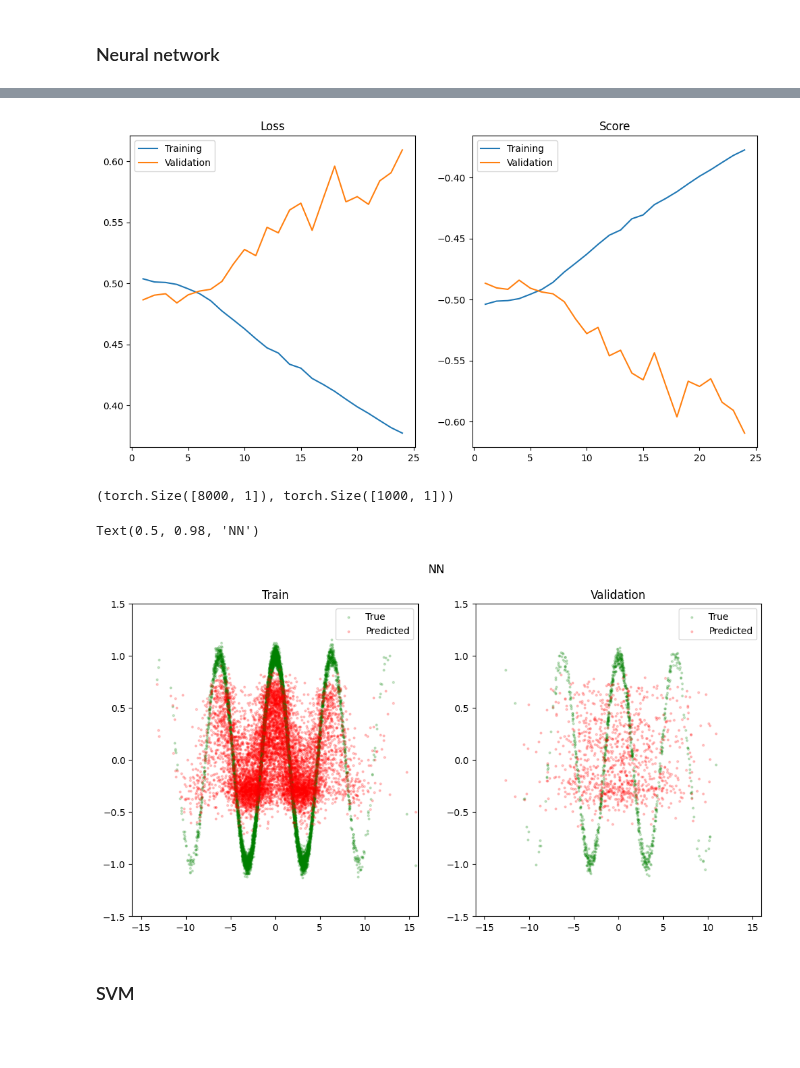
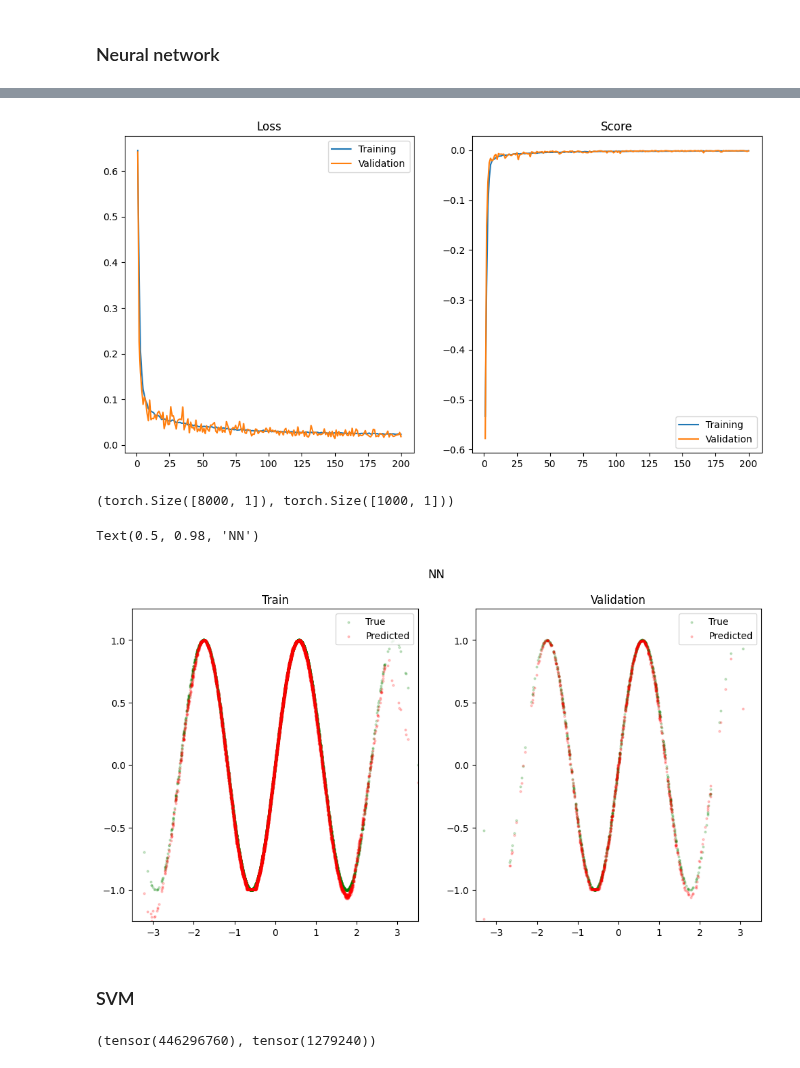
Before and after one commit to Bala-A87/UGRC, a Jupyter notebook: Code/hidden-function.ipynb, the cells around one changed output, grey strips where cells are left out. Drawn from its saved outputs; the diff is of its cells as text; code cells hidden in the pictures; blank space fills up the shorter version.

```diff
--- a/Code/hidden-function.ipynb
+++ b/Code/hidden-function.ipynb
@@ -38,0 +45,3 @@ X_uncorrelated_scaled = X_uncorrelated * scale_factor
+# %%
+scale_factor = CYCLES * torch.pi / X_uncorrelated_scaled.sum(dim=1).max()
+scale_factor
@@ -152,23 +214,29 @@ best_model_nn = SimpleNN(NUM_FEATURES, activation=best_activation, hidden_layers
 from scripts.metrics import NegMeanSquaredError
 from scripts.utils import EarlyStopping
 
-loss_fn = torch.nn.MSELoss()
-optimizer = torch.optim.Adam(params=best_model_nn.parameters(), lr=best_eta, weight_decay=best_weight_decay)
+loss_fn = torch.nn.L1Loss()
+best_optimizer_class = torch.optim.Adadelta if best_optimizer == 'adadelta' else torch.optim.Adam
+optimizer = best_optimizer_class(params=best_model_nn.parameters(), lr=best_eta, weight_decay=best_weight_decay)
 metric = NegMeanSquaredError()
-early_stop = EarlyStopping(patience=20, min_delta=1e-4)
+early_stop = EarlyStopping(patience=50, min_delta=1e-4)
 # %%
 from scripts.train import train_model
 
-history = train_model(
-    model=best_model_nn,
-    train_dataloader=train_dataloader,
-    val_dataloader=val_dataloader,
-    loss_fn=loss_fn,
-    optimizer=optimizer,
-    metric=metric,
-    epochs=500,
-    early_stopping=early_stop,
-    device=device
-)
+if TRAIN:
+    history = train_model(
+        model=best_model_nn,
+        train_dataloader=train_dataloader,
+        val_dataloader=val_dataloader,
+        loss_fn=loss_fn,
+        optimizer=optimizer,
+        metric=metric,
+        epochs=500,
+        early_stopping=early_stop,
+        device=device,
+        return_models=True
+    )
+    torch.save(best_model_nn.state_dict(), 'models/hidden-function.pth')
+else:
+    best_model_nn.load_state_dict(torch.load('models/hidden-function.pth'))
 # %% [output]
 Training model for 500 epochs. Early stopping enabled.
@@ -191,9 +281,10 @@ Training stopped.
 # %%
 from scripts.utils import plot_train_history
 
-plot_train_history(history)
+if TRAIN:
+    plot_train_history(history)
 # %% [output]
-[figure, old version]
+[figure, new version]
 # %%
 from scripts.test import predict
 
@@ -204,26 +295,26 @@ preds_train_nn.shape, preds_val_nn.shape
 # %%
 plt.figure(figsize=(12, 6))
 
 plt.subplot(121)
 plt.scatter(X_train.sum(dim=1), Y_train, c='g', label='True', s=4, alpha=0.2)
 plt.scatter(X_train.sum(dim=1), preds_train_nn, c='r', label='Predicted', s=4, alpha=0.2)
 plt.title('Train')
-plt.xlim(-16, 16)
-plt.ylim(-1.5, 1.5)
+plt.xlim(-CYCLES*torch.pi/scale_factor, CYCLES*torch.pi/scale_factor)
+plt.ylim(-1.25, 1.25)
 plt.legend()
 
 plt.subplot(122)
 plt.scatter(X_val.sum(dim=1), Y_val, c='g', label='True', s=4, alpha=0.2)
 plt.scatter(X_val.sum(dim=1), preds_val_nn, c='r', label='Predicted', s=4, alpha=0.2)
 plt.title('Validation')
-plt.xlim(-16, 16)
-plt.ylim(-1.5, 1.5)
+plt.xlim(-CYCLES*torch.pi/scale_factor, CYCLES*torch.pi/scale_factor)
+plt.ylim(-1.25, 1.25)
 plt.legend()
 
 plt.suptitle('NN')
 # %% [output]
 Text(0.5, 0.98, 'NN')
-[figure, old version]
+[figure, new version]
 # %% [markdown]
 ### SVM
 # %%
@@ -235,0 +328,4 @@ ntk = NTK(best_model_nn).get_ntk
+# %%
+(X_train_ntk.abs() <= 1e-8).sum(), (X_train_ntk.abs() > 1e-8).sum()
+# %% [output]
+(tensor(446296760), tensor(1279240))
```
Also changed, not shown: parts of 36 cells of this notebook, 4 other files.
